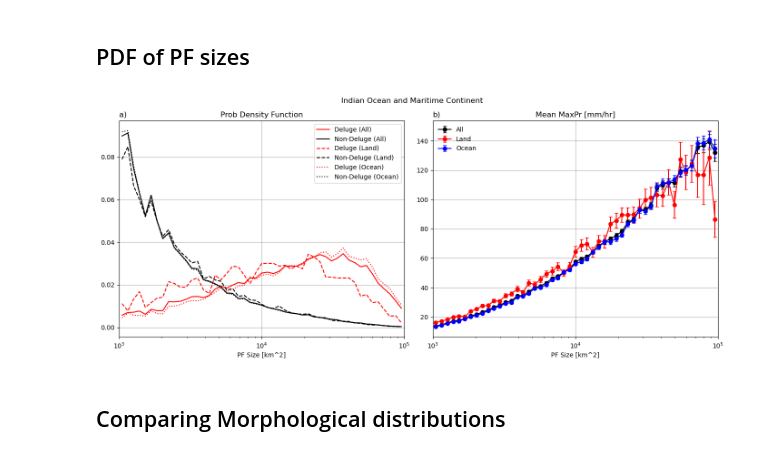
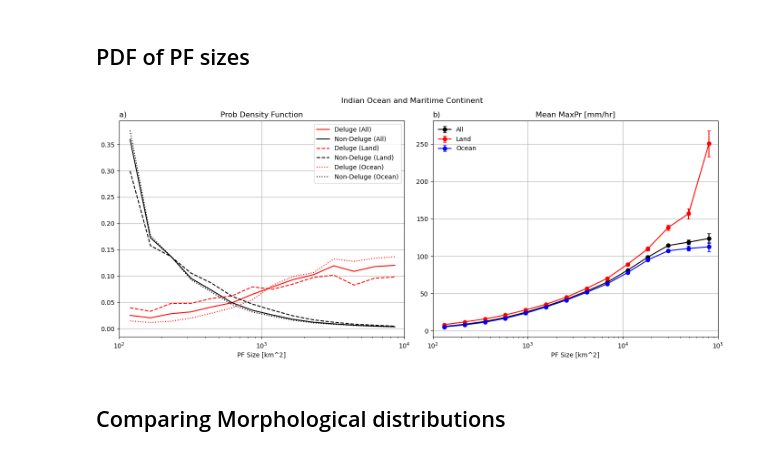
Before and after one commit to pedroanguloumana/extreme_precipitation_in_gpm, a Jupyter notebook: notebooks/_archive/prod/System Morphology.ipynb, the cells around one changed output. Saved outputs shown, nothing was run; the diff lists cells and outputs as text; code cells hidden in the pictures.

```diff
--- a/notebooks/prod/System Morphology.ipynb
+++ b/notebooks/_archive/prod/System Morphology.ipynb
@@ -19,11 +19,9 @@ from src.plotting import *
 ## PDF of PF sizes
 # %%
 fig, axs = plt.subplots(ncols=2, figsize=(14,6))
-regions = [cio_region(), wmp_region()]
+regions = [cio_region()]
 
 ax = axs[0]
-regions = [cio_region(), wmp_region()]
-
 epe_size = np.array([])
 non_epe_size = np.array([])
 
@@ -64,7 +62,7 @@ for region in regions:
     non_epe_size_land = np.concatenate((non_epe_size_land, size_arr[non_epe_id & land_mask]))
     non_epe_size_ocean = np.concatenate((non_epe_size_ocean, size_arr[non_epe_id & ocean_mask]))
 
-size_bins = np.logspace(3, 5, 50)
+size_bins = np.logspace(2, 4, 15)
 x_midpoints = array_midpoints(size_bins)
 
 # Compute binned counts for all EPE and non-EPE
@@ -104,7 +102,6 @@ ax.legend(loc='upper right', frameon=True, facecolor='white')
 #####################
 ax = axs[1]
 # Define your regions
-regions = [cio_region(), wmp_region()]
 
 size = np.array([])
 max_pr = np.array([])
@@ -123,7 +120,7 @@ for region in regions:
     is_land = np.concatenate((is_land, globe.is_land(lat=lat, lon=lon)))
 
 # Define your bins
-size_bins = np.logspace(3, 5, 50)
+size_bins = np.logspace(2, 5, 15)
 x_bins = size_bins
 
 # Separate the data by land and ocean
@@ -149,34 +146,34 @@ binned_stat_ocean = binned_statistic(size[ocean_mask], max_pr[ocean_mask],
 binned_std_ocean = binned_statistic(size[ocean_mask], max_pr[ocean_mask],
                                     statistic=lambda x: np.nanstd(x), bins=x_bins).statistic
 binned_count_ocean = binned_statistic(size[ocean_mask], max_pr[ocean_mask],
                                       statistic='count', bins=x_bins).statistic
 
 # Compute x midpoints for plotting
 x_midpoints = array_midpoints(x_bins)
 
 # Plotting
 # Plot all data
 ax.errorbar(x_midpoints, binned_stat_all, yerr=binned_std_all/np.sqrt(binned_count_all),
             marker='o', linestyle='-', capsize=3, color='black', label='All')
 # Plot land data
 ax.errorbar(x_midpoints, binned_stat_land, yerr=binned_std_land/np.sqrt(binned_count_land),
             marker='o', linestyle='-', capsize=3, color='red', label='Land')
 # Plot ocean data
 ax.errorbar(x_midpoints, binned_stat_ocean, yerr=binned_std_ocean/np.sqrt(binned_count_ocean),
             marker='o', linestyle='-', capsize=3, color='blue', label='Ocean')
 
 ax.set_title('Mean MaxPr [mm/hr]')
 ax.set_title('b)', loc='left')
 ax.set_xlabel('PF Size [km^2]')
 ax.legend(loc='upper left', frameon=False, facecolor='white')
 ax.grid()
 ax.set_xscale('log')
 ax.set_xlim(x_bins.min(), x_bins.max())
 
 fig.suptitle('Indian Ocean and Maritime Continent')
 fig.tight_layout(pad=1)
 # %% [output]
-[figure, old version]
+[figure, new version]
 # %% [markdown]
 ## Comparing Morphological distributions
 # %% [markdown]
```
Also changed, not shown: 34 other files.
